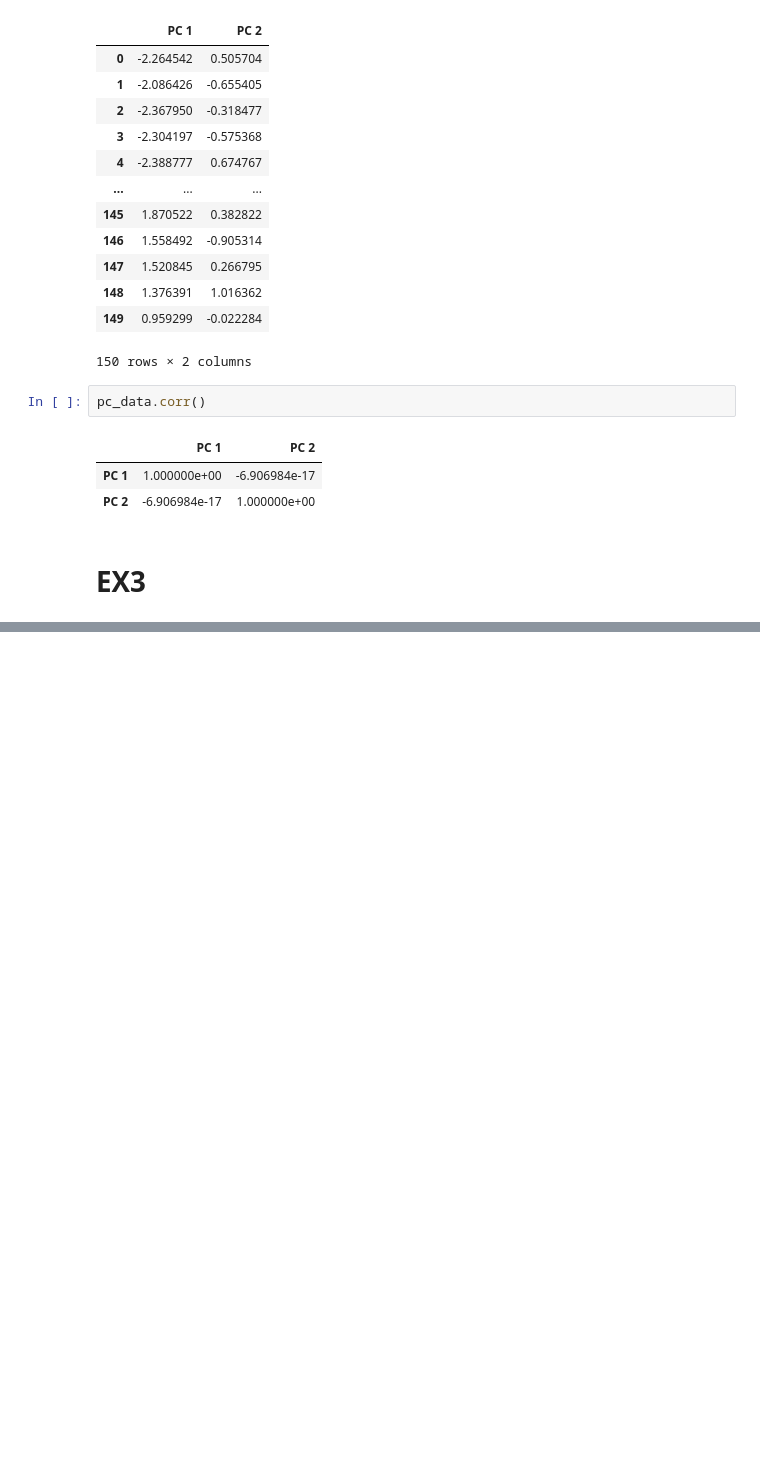
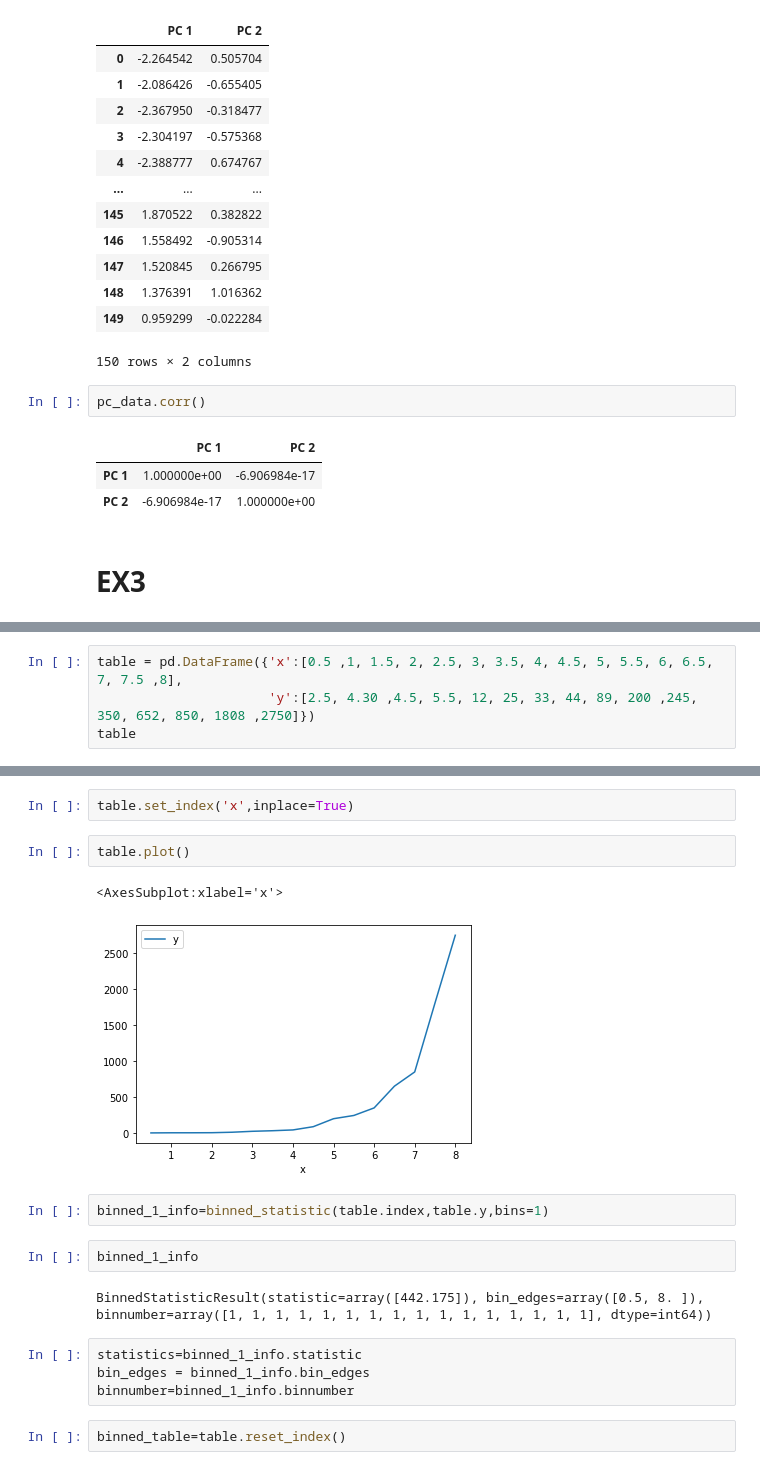
Before and after one commit to chechna9/data_science_fundamentals, a Jupyter notebook: Data Processing.ipynb, the cells around one changed output, grey strips where cells are left out. Drawn from its saved outputs; the diff is of its cells as text; blank space fills up the shorter version.

```diff
--- a/Data Processing.ipynb
+++ b/Data Processing.ipynb
@@ -292,0 +432,4 @@ pc_data.corr()
+# %%
+table = pd.DataFrame({'x':[0.5 ,1, 1.5, 2, 2.5, 3, 3.5, 4, 4.5, 5, 5.5, 6, 6.5, 7, 7.5 ,8],
+                      'y':[2.5, 4.30 ,4.5, 5.5, 12, 25, 33, 44, 89, 200 ,245, 350, 652, 850, 1808 ,2750]})
+table
@@ -292,0 +454,19 @@ pc_data.corr()
+# %%
+table.set_index('x',inplace=True)
+# %%
+table.plot()
+# %% [output]
+<AxesSubplot:xlabel='x'>
+[figure, added]
+# %%
+binned_1_info=binned_statistic(table.index,table.y,bins=1)
+# %%
+binned_1_info
+# %% [output]
+BinnedStatisticResult(statistic=array([442.175]), bin_edges=array([0.5, 8. ]), binnumber=array([1, 1, 1, 1, 1, 1, 1, 1, 1, 1, 1, 1, 1, 1, 1, 1], dtype=int64))
+# %%
+statistics=binned_1_info.statistic
+bin_edges = binned_1_info.bin_edges
+binnumber=binned_1_info.binnumber
+# %%
+binned_table=table.reset_index()
```
Also changed, not shown: parts of 38 cells of this notebook, 1 other file.
